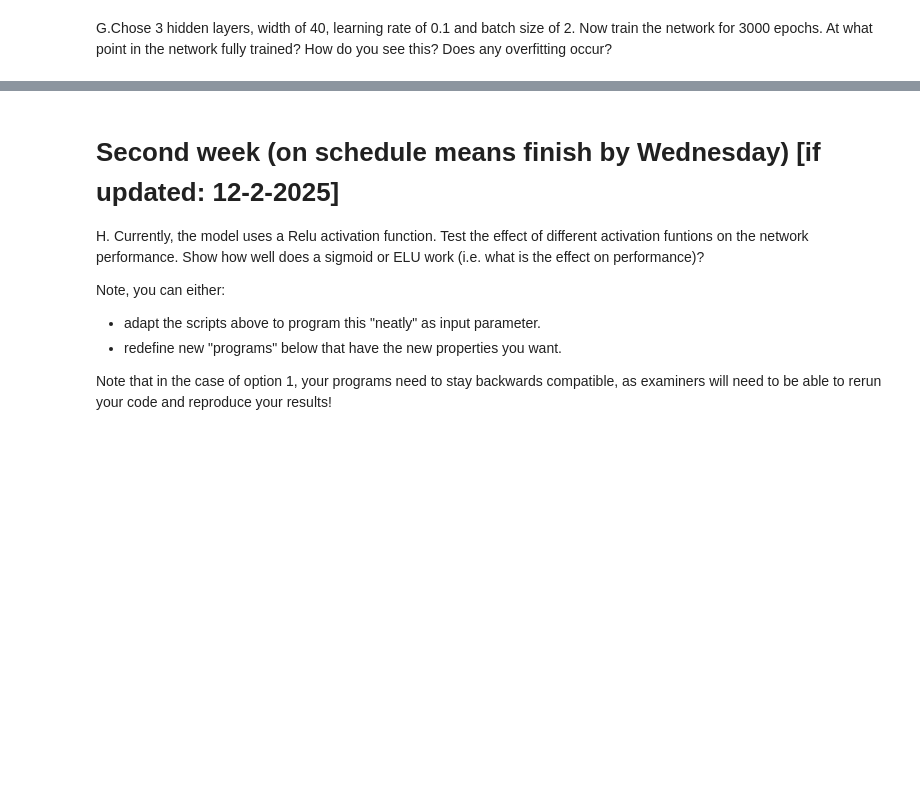
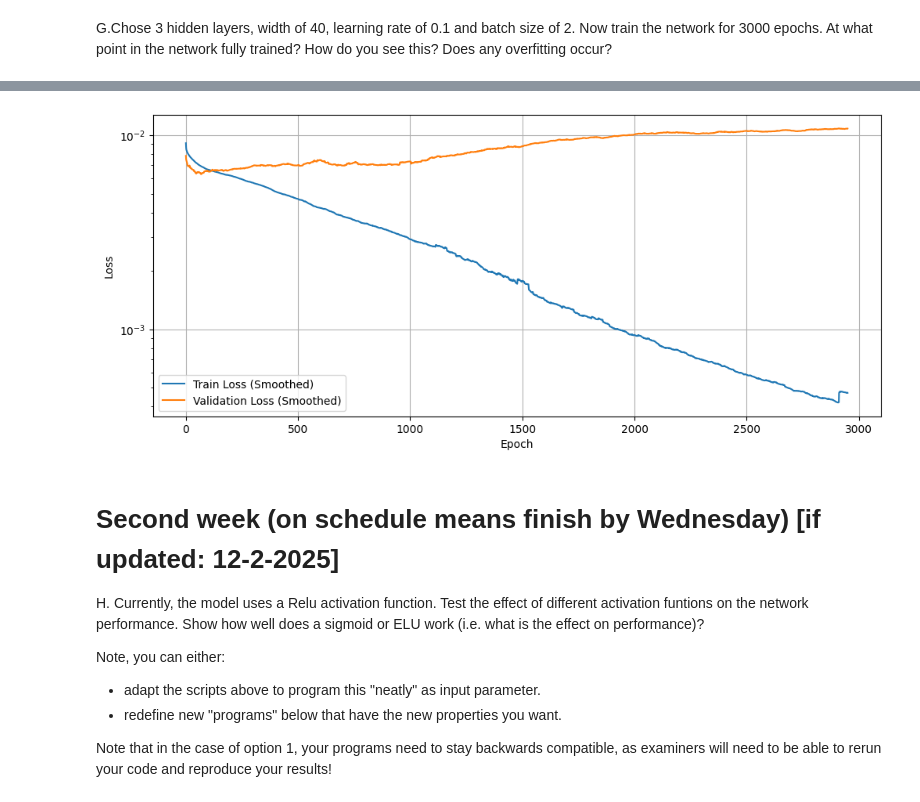
Before and after one commit to yoadvp-bit/Medical_deep_learning, a Jupyter notebook: Assignment 1/exercise_1.ipynb, the cells around one changed output, grey strips where cells are left out. Drawn from its saved outputs; the diff is of its cells as text; code cells hidden in the pictures; blank space fills up the shorter version.

```diff
--- a/Assignment 1/exercise_1.ipynb
+++ b/Assignment 1/exercise_1.ipynb
@@ -676,0 +693,19 @@ plot_data, SD_test, sys_test, test_loss = train_network('test_SGD', optimizer='S
+# %%
+# Function for Simple Moving Average (SMA)
+def moving_average(data, window_size):
+    return np.convolve(data, np.ones(window_size)/window_size, mode='valid')
+
+# Apply moving average with a window size of 50
+window_size = 50
+smoothed_train_loss = moving_average(plot_data['train_loss'], window_size)
+smoothed_val_loss = moving_average(plot_data['val_loss'], window_size)
+
+plt.figure(figsize=(12, 5))
+plt.semilogy(smoothed_train_loss, label='Train Loss (Smoothed)')
+plt.semilogy(smoothed_val_loss, label='Validation Loss (Smoothed)')
+plt.xlabel('Epoch')
+plt.ylabel('Loss')
+plt.legend()
+plt.grid(True)
+plt.show()
+# %% [output]
@@ -677,3 +714,4 @@ plot_data, SD_test, sys_test, test_loss = train_network('test_SGD', optimizer='S
+[figure, added]
 # %% [markdown]
 # Second week (on schedule means finish by Wednesday) [if updated: 12-2-2025]
 H.	Currently, the model uses a Relu activation function. Test the effect of different activation funtions on the network performance. Show how well does a sigmoid or ELU work (i.e. what is the effect on performance)?
```
Also changed, not shown: parts of 4 cells of this notebook.
